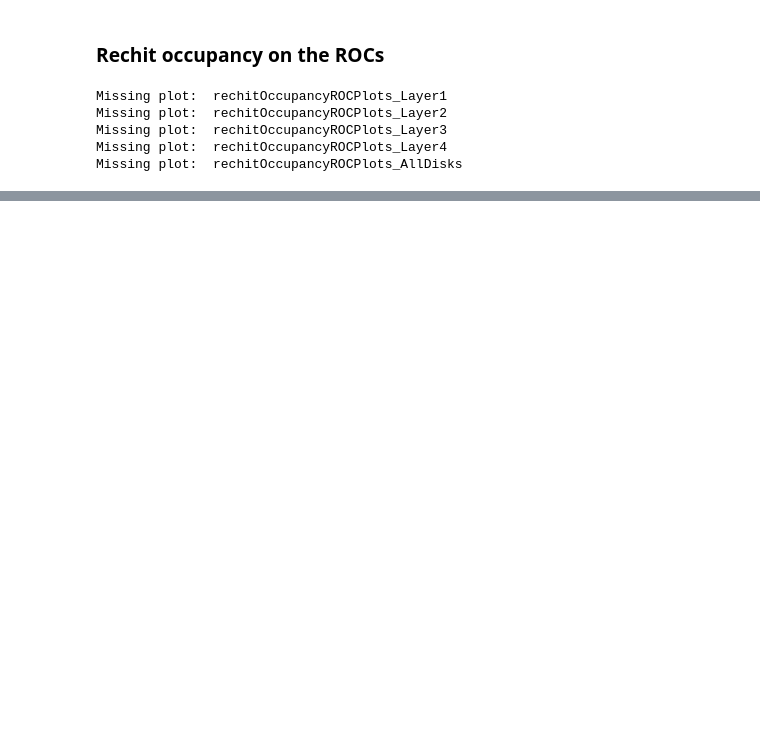
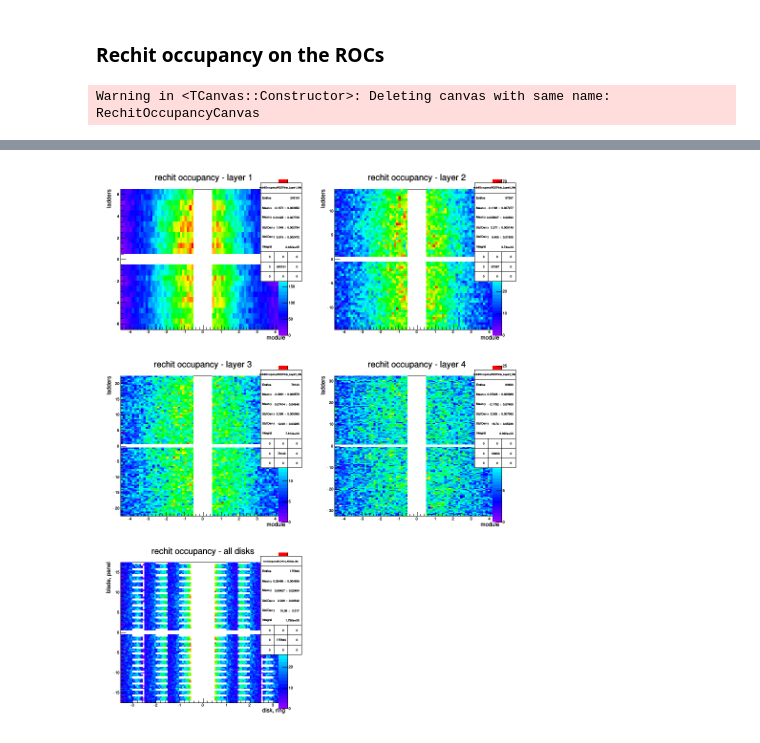
Before and after one commit to hunyadix/PhaseIEfficiencyPlotter, a Jupyter notebook: ipynb/Compare Timing Plots.ipynb, the cells around one changed output, grey strips where cells are left out. Cells and saved outputs as stored; diff of their text form; code cells hidden in the pictures; blank space fills up the shorter version.

```diff
--- a/ipynb/Compare Timing Plots.ipynb
+++ b/ipynb/Compare Timing Plots.ipynb
@@ -58,17 +108,13 @@ canvas.Draw()
 ### Rechit occupancy on the ROCs
 # %%
 canvas = createTwoByNCanvas("RechitOccupancyCanvas", "Rechit Occupancy on the ROCs", 900, 1200,
-                   mainDir + "/" + "rechitOccupancyROCPlots",
-                   ["rechitOccupancyROCPlots_Layer1",
-                    "rechitOccupancyROCPlots_Layer2",
-                    "rechitOccupancyROCPlots_Layer3",
-                    "rechitOccupancyROCPlots_Layer4",
-                    "rechitOccupancyROCPlots_AllDisks"]
+                   mainDir.GetTitle() + "/" + "rechitOccupancyROCPlots",
+                   ["rechitOccupancyROCPlots_Layer1_Hits",
+                    "rechitOccupancyROCPlots_Layer2_Hits",
+                    "rechitOccupancyROCPlots_Layer3_Hits",
+                    "rechitOccupancyROCPlots_Layer4_Hits",
+                    "rechitOccupancyROCPlots_AllDisks_Hits"]
                   )
 canvas.Draw()
 # %% [output]
-Missing plot:  rechitOccupancyROCPlots_Layer1
-Missing plot:  rechitOccupancyROCPlots_Layer2
-Missing plot:  rechitOccupancyROCPlots_Layer3
-Missing plot:  rechitOccupancyROCPlots_Layer4
-Missing plot:  rechitOccupancyROCPlots_AllDisks
+Warning in <TCanvas::Constructor>: Deleting canvas with same name: RechitOccupancyCanvas
@@ -75,0 +121 @@ Missing plot:  rechitOccupancyROCPlots_AllDisks
+[figure, added]
```
Also changed, not shown: parts of 17 cells of this notebook, 4 other files.
